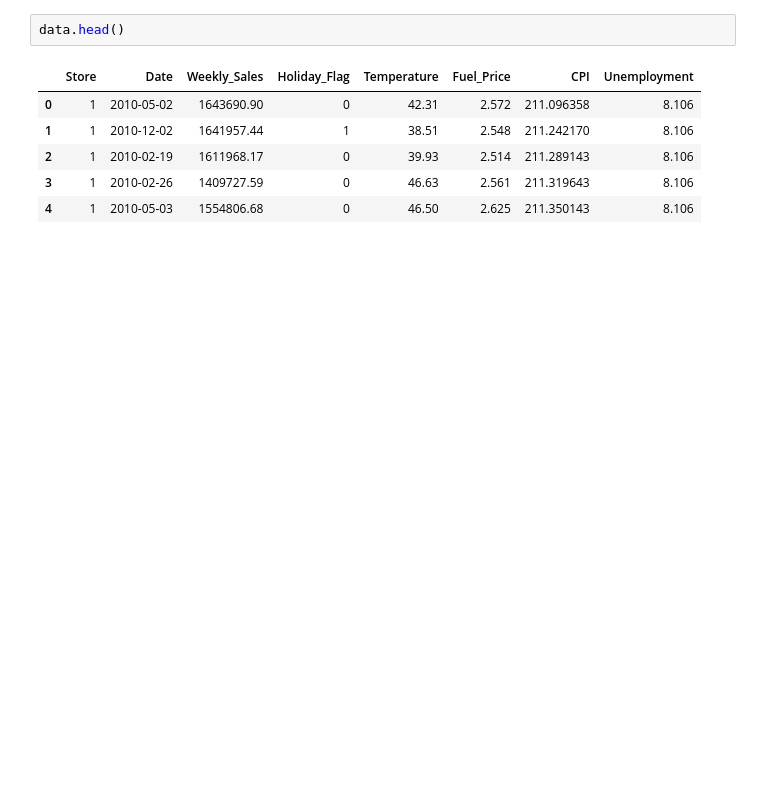
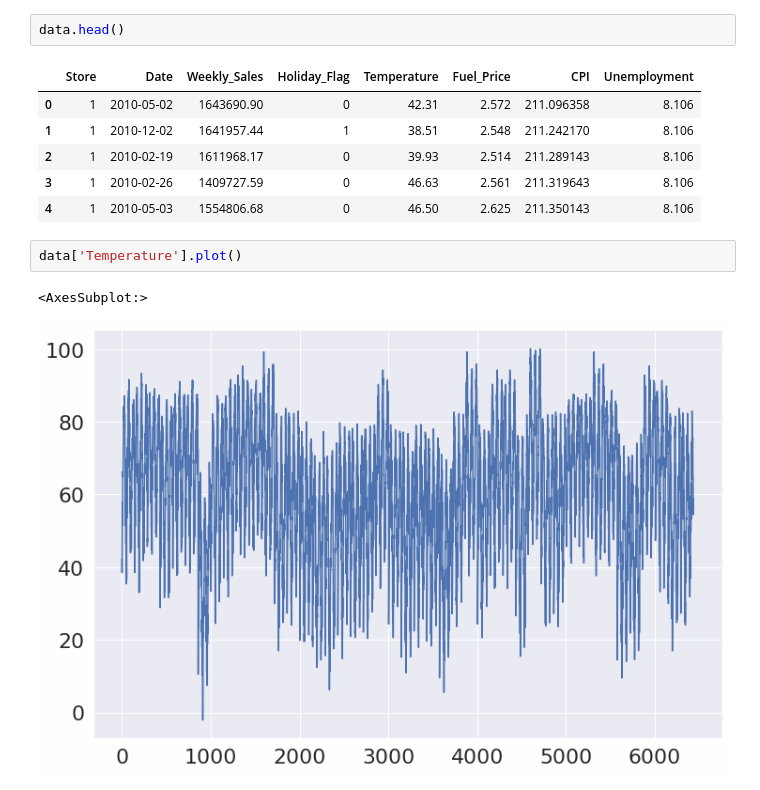
Before and after one commit to utkarshs75/Walmart-Sales-Prediction, a Jupyter notebook: Walmart.ipynb, the cells around one changed output. Saved outputs shown, nothing was run; the diff lists cells and outputs as text; blank space fills up the shorter version.

```diff
--- a/Walmart.ipynb
+++ b/Walmart.ipynb
@@ -172,3 +179,8 @@ data.head()
 | 2 | 1 | 2010-02-19 | 1611968.17 | 0 | 39.93 | 2.514 | 211.289143 | 8.106 |
 | 3 | 1 | 2010-02-26 | 1409727.59 | 0 | 46.63 | 2.561 | 211.319643 | 8.106 |
 | 4 | 1 | 2010-05-03 | 1554806.68 | 0 | 46.50 | 2.625 | 211.350143 | 8.106 |
+# %%
+data['Temperature'].plot()
+# %% [output]
+<AxesSubplot:>
+[figure, added]
```
Also changed, not shown: parts of 4 cells of this notebook.
